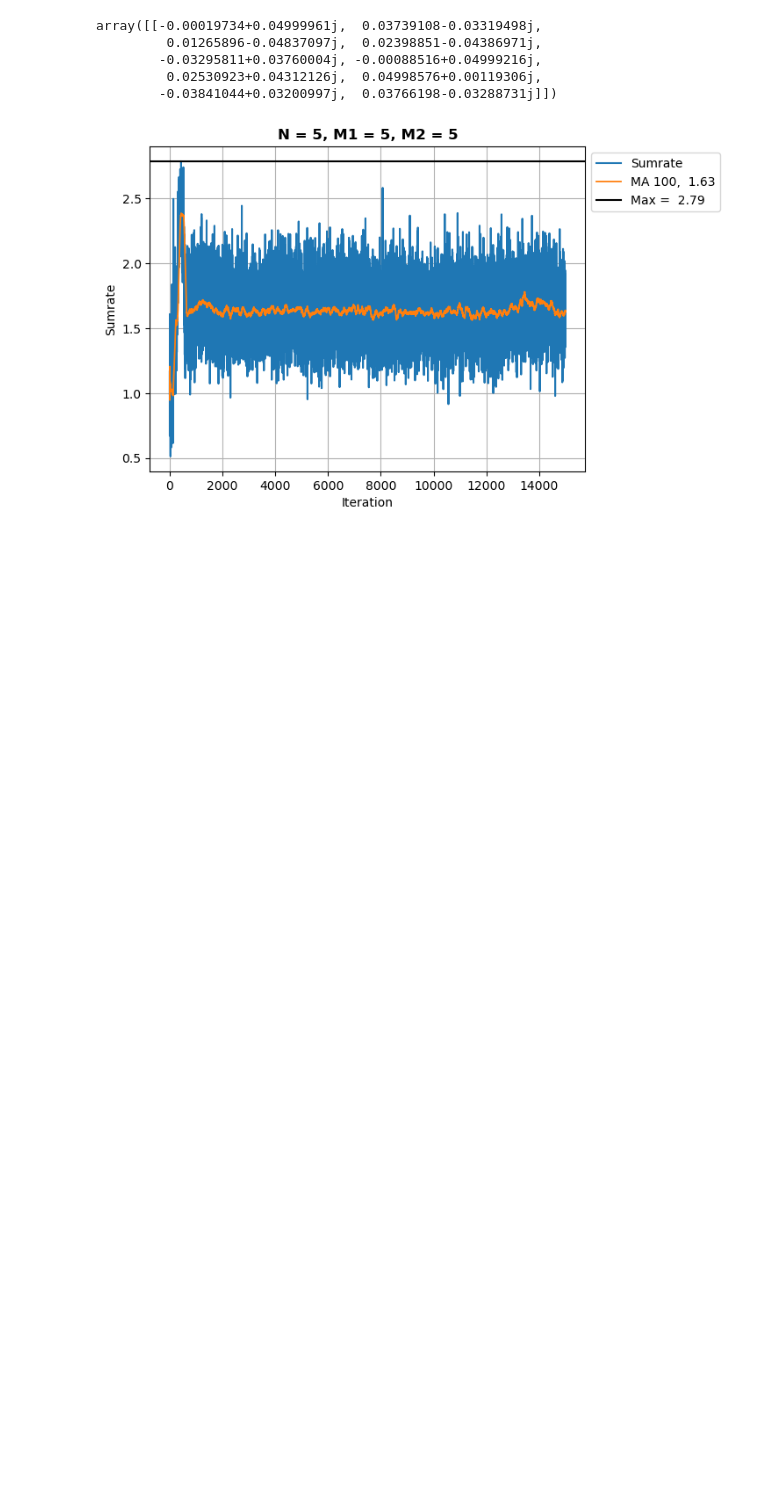
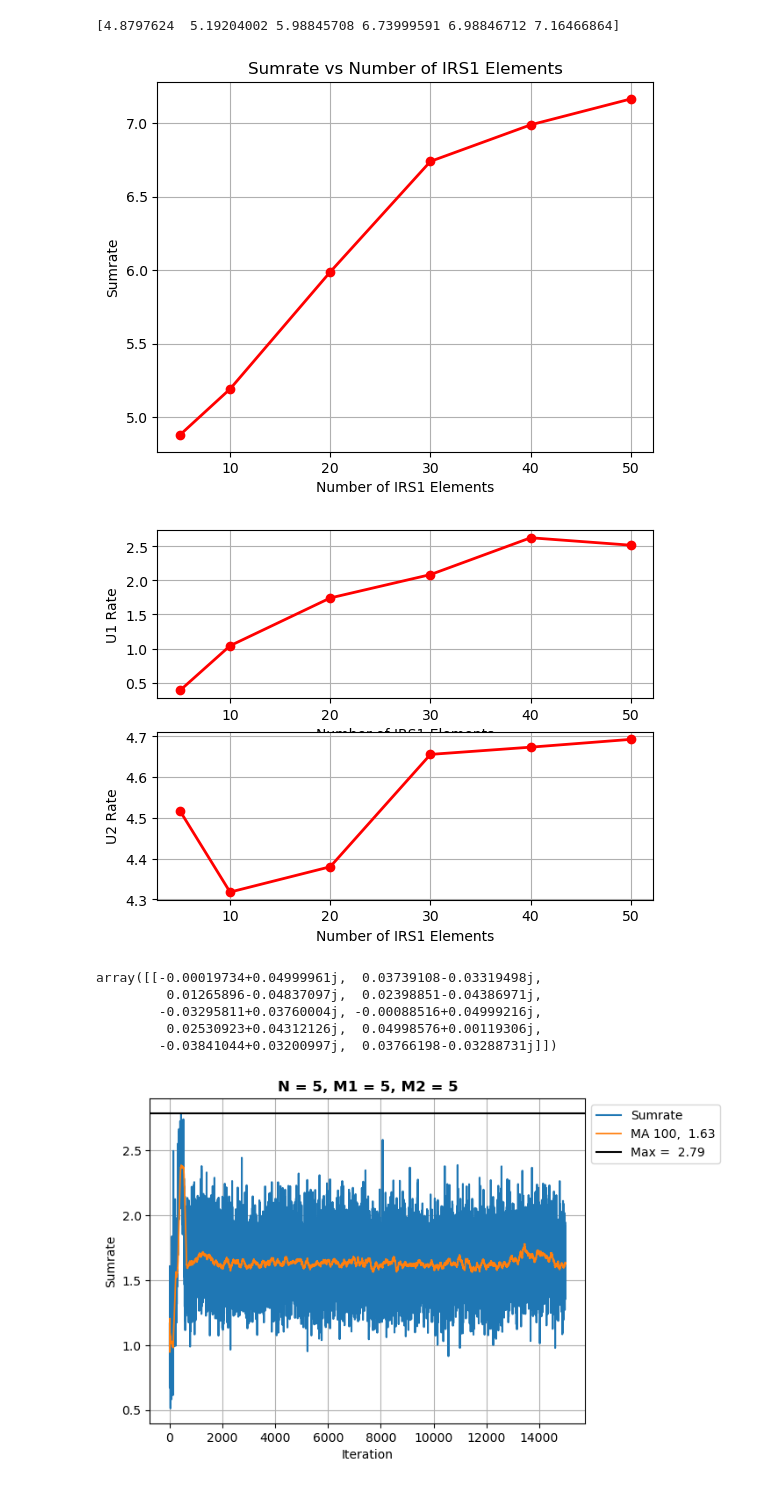
Before and after one commit to DanesH-Abdollahi/IRS-Project, a Jupyter notebook: src/main.ipynb, the cells around one changed output. Saved outputs shown, nothing was run; the diff lists cells and outputs as text; code cells hidden in the pictures; blank space fills up the shorter version.

```diff
--- a/src/main.ipynb
+++ b/src/main.ipynb
@@ -110,7 +110,7 @@ def run2(iterations: int, variable_noise:bool, env=None, agent=None, method="Ite
     alpha:float = 0.0002, beta:float = 0.0004, noise:float = 0.02, batch_size:int = 128, warmup:int = 0,
     uniform_selection:bool=True, TD3:bool=False, TD3_update_interval:int=2, last_layer_activation:str="sigmoid",
     multi_actor:bool=False, multi_out_layer:bool = False, reward_function:str = "product*sumrate",
-    buffer_size:int = 10000, num_of_actors:int = 4,):
+    buffer_size:int = 10000, num_of_actors:int = 4, dummy_actor_input:bool = False,):
 
     sigma = 1e-2
 
@@ -135,7 +135,7 @@ def run2(iterations: int, variable_noise:bool, env=None, agent=None, method="Ite
                         env=env, n_actions=num_of_actions, warmup=warmup,uniform_selection=uniform_selection,
                         noise=0.055, alpha=alpha, beta=beta, fc1=512, fc2=256, TD3=TD3, TD3_update_interval=TD3_update_interval,
                         last_layer_activation=last_layer_activation, multi_actor=multi_actor, multi_out_layer=multi_out_layer,
-                        num_of_actors=num_of_actors,)
+                        num_of_actors=num_of_actors,dummy_actor_input=dummy_actor_input)
 
 
     num_of_iterations = iterations
@@ -181,13 +181,13 @@ average_sumrate_1 = 0
 average_sumrate_2 = 0
 average_sumrate_3 = 0
 average_sumrate_4 = 0
-sigma = 1e-2
+sigma = 1e-1
 
 for _ in range(num_of_runs):
 
-       env1 = Environment(num_of_antennas=10, num_of_irs1=30, num_of_irs2=10,
+       env1 = Environment(num_of_antennas=10, num_of_irs1=10, num_of_irs2=10,
                             path_loss_exponent=2, irs1_to_antenna=20,
-                            irs2_to_antenna=30, irs1_to_irs2=40, transmitted_power=1, reward_function="product*sumrate",
+                            irs2_to_antenna=30, irs1_to_irs2=40, transmitted_power=100, reward_function="product*sumrate",
                             state_dB=False)
 
        U11 = env1.CreateUser(distance_to_antenna=50, distance_to_irs1=50, distance_to_irs2=30,
@@ -215,7 +215,7 @@ for _ in range(num_of_runs):
 
        agent1, last_sumrate1, last_u1_sinr1, last_u2_sinr1 = run2(2000, variable_noise=True, env=env1, isplot=False, alpha=0.0002,
                                    beta=0.0004, batch_size=128, multi_actor=True, last_layer_activation="tanh", buffer_size=500,
-                                   num_of_actors=4, TD3=True, TD3_update_interval=2)
+                                   num_of_actors=4,dummy_actor_input=False,)
 
        # agent2, last_sumrate2, last_u1_sinr2, last_u2_sinr2 = run2(2000, variable_noise=True, env=env2, isplot=False, alpha=0.0002,
        #                             beta=0.0004, batch_size=128, multi_actor=True, last_layer_activation="tanh", buffer_size=128)
@@ -340,3 +347,27 @@ KeyboardInterrupt:
+# %%
+print(final_sumrates)
+
+plt.plot(irs1_elements, final_sumrates, 'o-r', label="Sumrate", linewidth=2)
+plt.ylabel("Sumrate")
+plt.xlabel("Number of IRS1 Elements")
+plt.title("Sumrate vs Number of IRS1 Elements")
+plt.grid(1)
+plt.show()
+
+fig , ax = plt.subplots(2,1)
+ax[0].plot(irs1_elements, final_u1_rates, 'o-r', label="U1 Rate", linewidth=2, )
+ax[0].set_ylabel("U1 Rate")
+ax[0].set_xlabel("Number of IRS1 Elements")
+ax[0].grid(1)
+
+ax[1].plot(irs1_elements, final_u2_rates, 'o-r', label="U2 Rate", linewidth=2)
+ax[1].set_ylabel("U2 Rate")
+ax[1].set_xlabel("Number of IRS1 Elements")
+ax[1].grid(1)
+# %% [output]
+[4.8797624  5.19204002 5.98845708 6.73999591 6.98846712 7.16466864]
+[figure, added]
+[figure, added]
 # %%
 sigma = 1e-2
 env1 = Environment(num_of_antennas=10, num_of_irs1=30, num_of_irs2=10,
```
Also changed, not shown: parts of 2 cells of this notebook, 5 other files.
